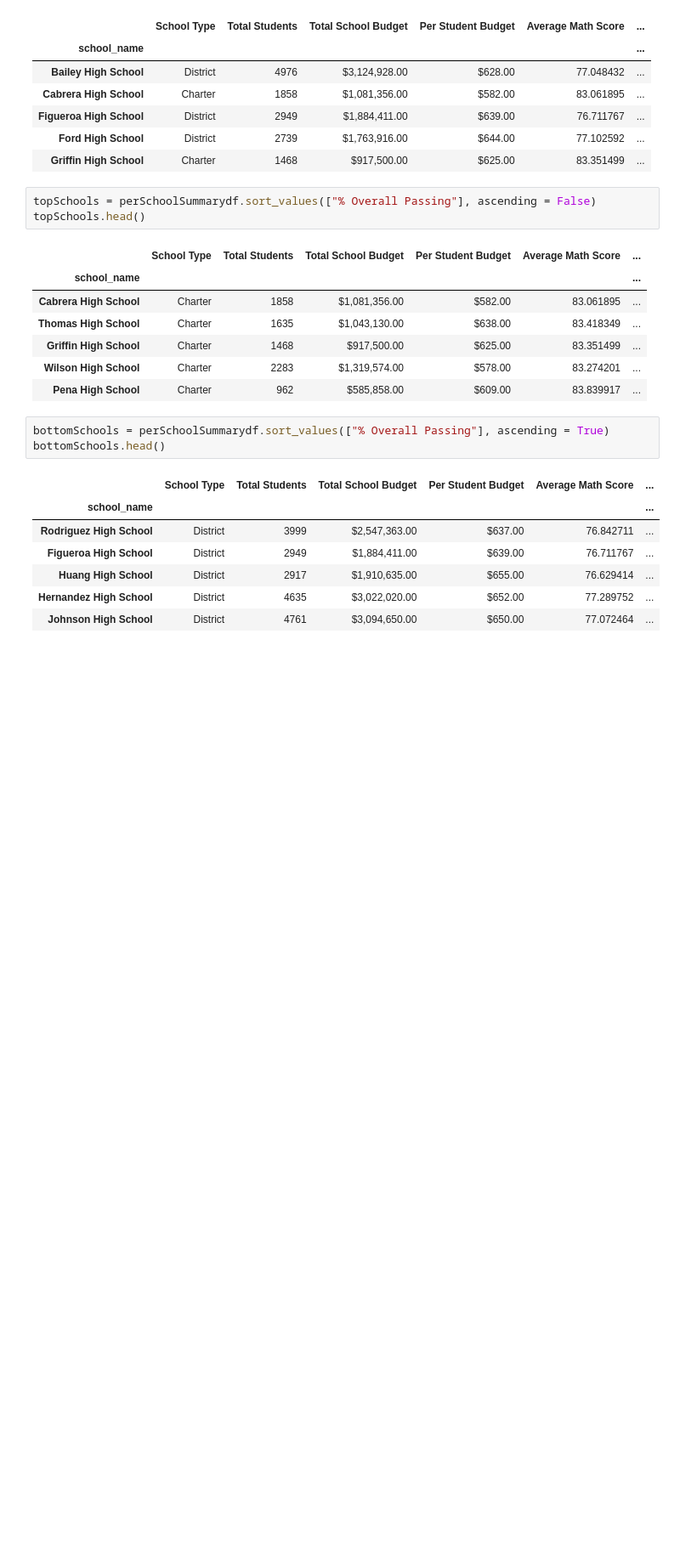
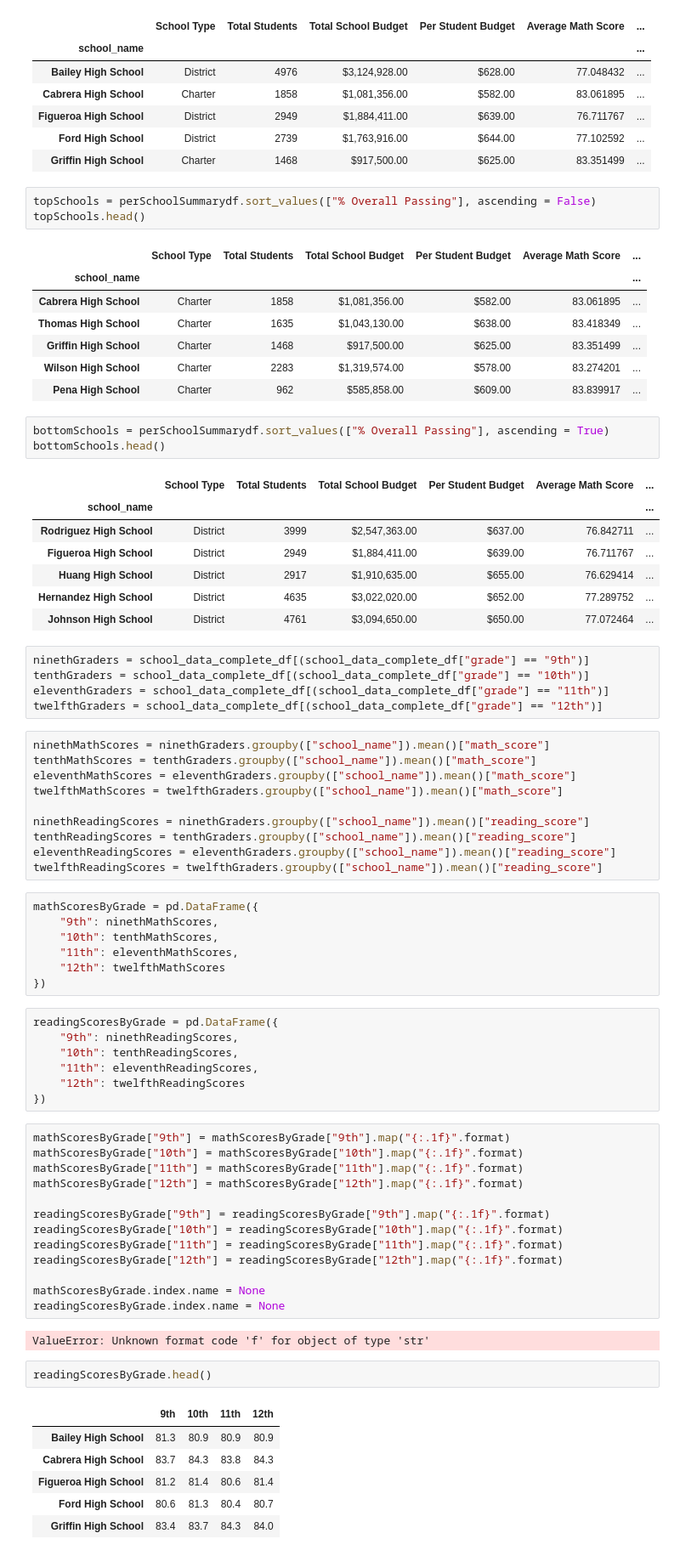
Before and after one commit to babsonr1/School_District_Analysis, a Jupyter notebook: PyCitySchools.ipynb, the cells around one changed output. Shown at 85% size. Cells and saved outputs as stored; diff of their text form; blank space fills up the shorter version.

Commit message:
Added average math and reading scores by grade.

```diff
--- a/PyCitySchools.ipynb
+++ b/PyCitySchools.ipynb
@@ -197,3 +197,56 @@ bottomSchools.head()
 | Huang High School | District | 2917 | $1,910,635.00 | $655.00 | 76.629414 | ... |
 | Hernandez High School | District | 4635 | $3,022,020.00 | $652.00 | 77.289752 | ... |
 | Johnson High School | District | 4761 | $3,094,650.00 | $650.00 | 77.072464 | ... |
+# %%
+ninethGraders = school_data_complete_df[(school_data_complete_df["grade"] == "9th")]
+tenthGraders = school_data_complete_df[(school_data_complete_df["grade"] == "10th")]
+eleventhGraders = school_data_complete_df[(school_data_complete_df["grade"] == "11th")]
+twelfthGraders = school_data_complete_df[(school_data_complete_df["grade"] == "12th")]
+# %%
+ninethMathScores = ninethGraders.groupby(["school_name"]).mean()["math_score"]
+tenthMathScores = tenthGraders.groupby(["school_name"]).mean()["math_score"]
+eleventhMathScores = eleventhGraders.groupby(["school_name"]).mean()["math_score"]
+twelfthMathScores = twelfthGraders.groupby(["school_name"]).mean()["math_score"]
+
+ninethReadingScores = ninethGraders.groupby(["school_name"]).mean()["reading_score"]
+tenthReadingScores = tenthGraders.groupby(["school_name"]).mean()["reading_score"]
+eleventhReadingScores = eleventhGraders.groupby(["school_name"]).mean()["reading_score"]
+twelfthReadingScores = twelfthGraders.groupby(["school_name"]).mean()["reading_score"]
+# %%
+mathScoresByGrade = pd.DataFrame({
+    "9th": ninethMathScores,
+    "10th": tenthMathScores,
+    "11th": eleventhMathScores,
+    "12th": twelfthMathScores
+})
+# %%
+readingScoresByGrade = pd.DataFrame({
+    "9th": ninethReadingScores,
+    "10th": tenthReadingScores,
+    "11th": eleventhReadingScores,
+    "12th": twelfthReadingScores
+})
+# %%
+mathScoresByGrade["9th"] = mathScoresByGrade["9th"].map("{:.1f}".format)
+mathScoresByGrade["10th"] = mathScoresByGrade["10th"].map("{:.1f}".format)
+mathScoresByGrade["11th"] = mathScoresByGrade["11th"].map("{:.1f}".format)
+mathScoresByGrade["12th"] = mathScoresByGrade["12th"].map("{:.1f}".format)
+
+readingScoresByGrade["9th"] = readingScoresByGrade["9th"].map("{:.1f}".format)
+readingScoresByGrade["10th"] = readingScoresByGrade["10th"].map("{:.1f}".format)
+readingScoresByGrade["11th"] = readingScoresByGrade["11th"].map("{:.1f}".format)
+readingScoresByGrade["12th"] = readingScoresByGrade["12th"].map("{:.1f}".format)
+
+mathScoresByGrade.index.name = None
+readingScoresByGrade.index.name = None
+# %% [output]
+ValueError: Unknown format code 'f' for object of type 'str'
+# %%
+readingScoresByGrade.head()
+# %% [output]
+|  | 9th | 10th | 11th | 12th |
+| Bailey High School | 81.3 | 80.9 | 80.9 | 80.9 |
+| Cabrera High School | 83.7 | 84.3 | 83.8 | 84.3 |
+| Figueroa High School | 81.2 | 81.4 | 80.6 | 81.4 |
+| Ford High School | 80.6 | 81.3 | 80.4 | 80.7 |
+| Griffin High School | 83.4 | 83.7 | 84.3 | 84.0 |
```
Also changed, not shown: parts of 1 cell of this notebook.
